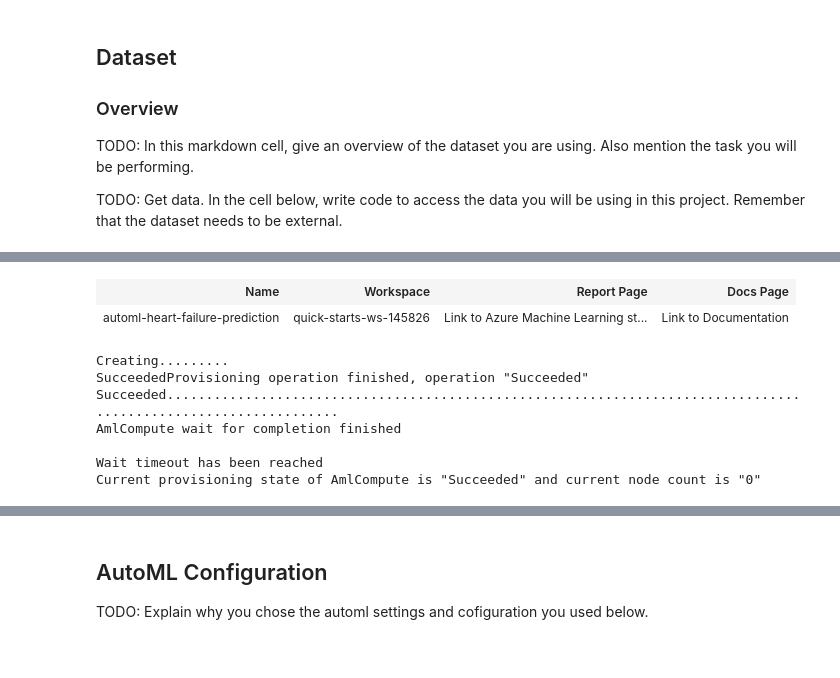
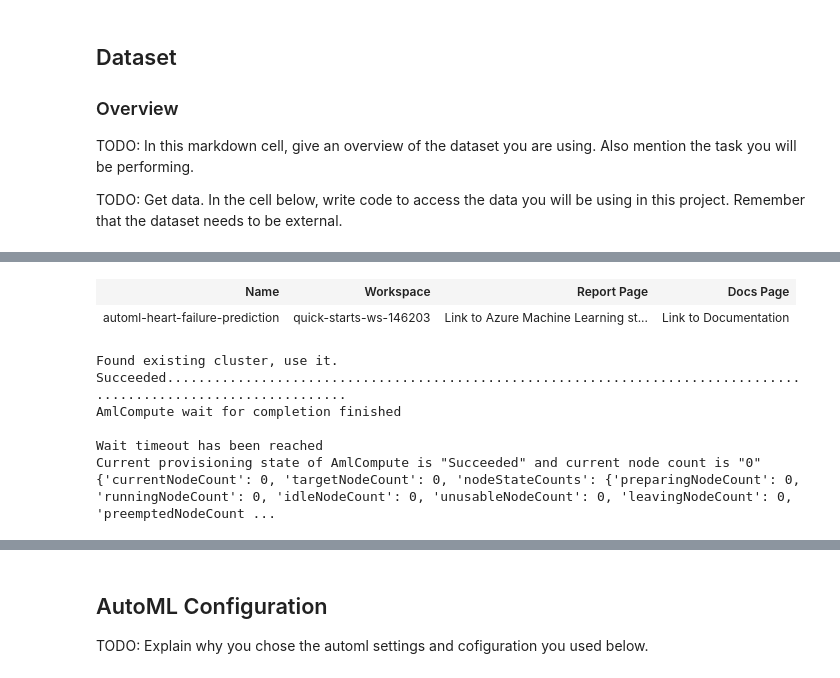
Before and after one commit to HaslRepos/nd00333-capstone, a Jupyter notebook: automl.ipynb, the cells around one changed output, grey strips where cells are left out. Saved outputs shown, nothing was run; the diff lists cells and outputs as text; code cells hidden in the pictures.

```diff
--- a/automl.ipynb
+++ b/automl.ipynb
@@ -43,14 +43,16 @@ southcentralus
 # %%
 # Choose a name for the run history container in the workspace.
 # NOTE: update these to match your existing experiment name
 experiment_name = 'automl-heart-failure-prediction'
 
 experiment = Experiment(ws, experiment_name)
-experiment.start_logging()
+
+run = experiment.start_logging()
+
 experiment
 # %% [output]
 | Name | Workspace | Report Page | Docs Page |
-| automl-heart-failure-prediction | quick-starts-ws-145826 | Link to Azure Machine Learning st... | Link to Documentation |
+| automl-heart-failure-prediction | quick-starts-ws-146203 | Link to Azure Machine Learning st... | Link to Documentation |
 # %%
 # Choose a name for your CPU cluster
 amlcompute_cluster_name = "compute-cluster"
@@ -66,14 +68,16 @@ except ComputeTargetException:
     compute_target = ComputeTarget.create(ws, amlcompute_cluster_name, compute_config)
 
 compute_target.wait_for_completion(show_output=True, min_node_count = 1, timeout_in_minutes = 10)
+
+print(compute_target.get_status().serialize())
 # %% [output]
-Creating.........
-SucceededProvisioning operation finished, operation "Succeeded"
-Succeeded................................................................................................................
+Found existing cluster, use it.
+Succeeded.................................................................................................................
 AmlCompute wait for completion finished
 
 Wait timeout has been reached
 Current provisioning state of AmlCompute is "Succeeded" and current node count is "0"
+{'currentNodeCount': 0, 'targetNodeCount': 0, 'nodeStateCounts': {'preparingNodeCount': 0, 'runningNodeCount': 0, 'idleNodeCount': 0, 'unusableNodeCount': 0, 'leavingNodeCount': 0, 'preemptedNodeCount ...
 # %%
 # NOTE: update the key to match the dataset name
 found = False
```
Also changed, not shown: parts of 15 cells of this notebook, 1 other file.
